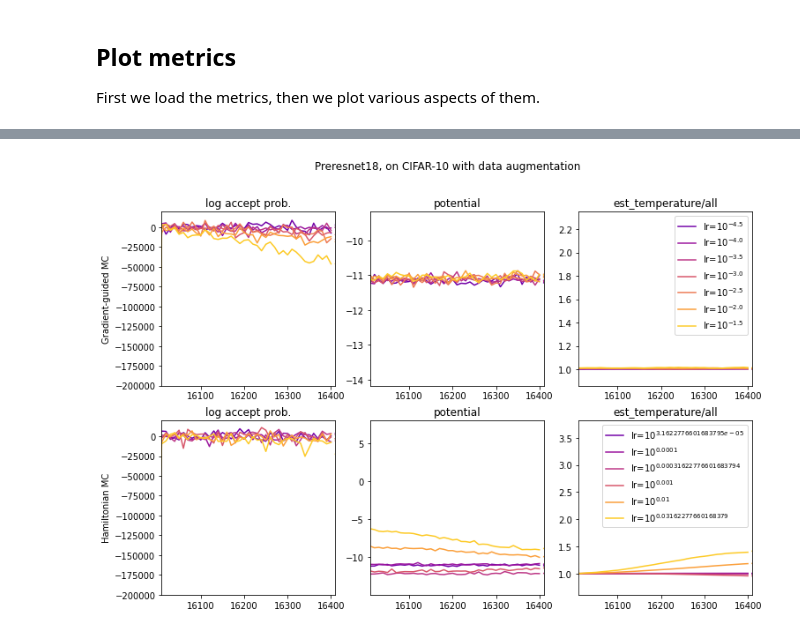
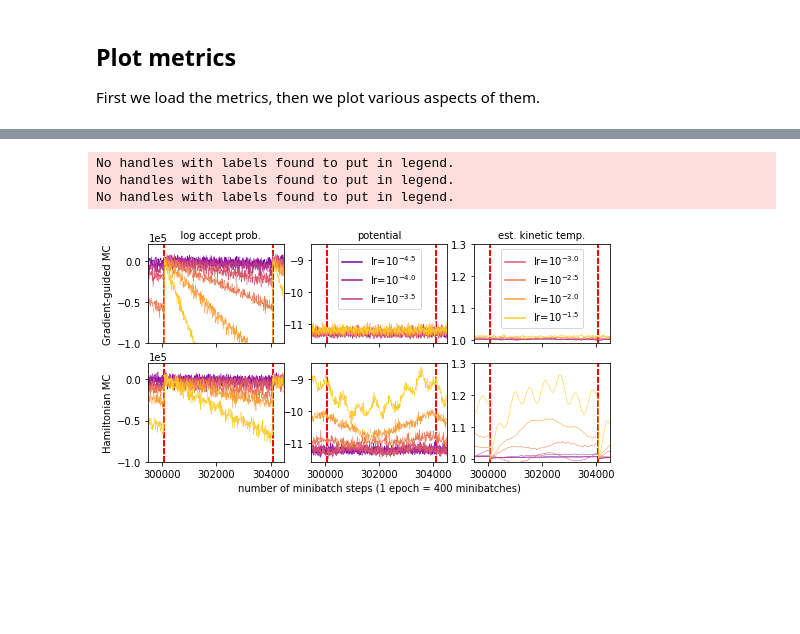
Before and after one commit to ratschlab/bnn_priors, a Jupyter notebook: experiments/3.3.5_lr_CIFAR10_comparison.ipynb, the cells around one changed output, grey strips where cells are left out. Drawn from its saved outputs; the diff is of its cells as text; code cells hidden in the pictures; blank space fills up the shorter version.

Commit message:
networks analyzing mcmc characteristics

```diff
--- a/experiments/3.3.5_lr_CIFAR10_comparison.ipynb
+++ b/experiments/3.3.5_lr_CIFAR10_comparison.ipynb
@@ -195,19 +215,25 @@ axes[2, 0].set_ylim((0.5, 1.0))
 # %%
-fig, all_axes = plt.subplots(2, 3, figsize=(12, 8), facecolor='white')
+fig, all_axes = plt.subplots(2, 3, figsize=(8.27, 4), facecolor='white')
 
+import matplotlib
+labelsize= matplotlib.rcParams['axes.labelsize']
 
 def log_accept_prob(x):
     return -x/temperature
 
+def metrics_exist(the_dir):
+    return os.path.exists(os.path.join(the_dir, "metrics.h5"))
+
 inference = "VerletSGLDReject"
 temperature = 1.0
-fig.suptitle(f"Preresnet18, on CIFAR-10 with data augmentation")
+#fig.suptitle(f"Preresnet18, on CIFAR-10 with data augmentation")
 
 
 completed_df = full_df[(full_df["weight_prior"] == "gaussian")
                        & (full_df["temperature"] == temperature)
                        & (full_df["inference"] == inference)
-                       & (full_df["lr"] != 0.1)]
+                       & (full_df["lr"] != 0.1)
+                       & (full_df["the_dir"].apply(metrics_exist))]
 
 min_log_lr = math.log(full_df["lr"].min(), 10) - 1
 max_log_lr = math.log(full_df["lr"].max(), 10)
@@ -225,7 +251,8 @@ for i_order, idx in enumerate(completed_df.sort_values("lr").index):
 
     color_kwargs = dict(color=lr_cmap(log_lr), alpha=1)
     #color_kwargs = dict(color="C1", alpha=1)
-    plot_kwargs = dict(label=f"lr=$10^{{{log_lr}}}$", **color_kwargs)
+    plot_kwargs = dict(**color_kwargs, label=None, linewidth=0.5)
+    label=f"lr=$10^{{{log_lr}}}$"
 
     with h5py.File(Path(completed_df.loc[idx, "the_dir"], "metrics.h5"), "r", swmr=True) as metrics:
         is_sample_mask = (metrics['acceptance/is_sample'][:] == 1)
@@ -233,16 +260,25 @@ for i_order, idx in enumerate(completed_df.sort_values("lr").index):
         ax = axes[0]
         plot.metric(ax, metrics, "delta_energy", transform=log_accept_prob,
                     plot_kwargs=plot_kwargs, mask=slice(None), legend=False)
-        ax.set_title("log accept prob.")
+        ax.set_title("   log accept prob.", fontsize=labelsize)
         plot.vlines(ax, metrics, is_sample_mask)
 
         ax = axes[1]
         plot.metric(ax, metrics, "potential", mask=slice(None), plot_kwargs=plot_kwargs, legend=False)
-        ax.set_title("potential")
+        ax.set_title("potential", fontsize=labelsize)
+        plot.vlines(ax, metrics, is_sample_mask)
+        if i_order < 3:
+            ax.plot([], [], **color_kwargs, label=label)
+        ax.legend(loc='upper center')
 
         ax = axes[2]
-        plot.metric(ax, metrics, "est_temperature/all", mask=slice(None), plot_kwargs=plot_kwargs)
-        ax.set_title("est_temperature/all")
+        plot.metric(ax, metrics, "est_temperature/all", mask=slice(None), plot_kwargs=plot_kwargs, legend=False)
+        ax.set_title("est. kinetic temp.", fontsize=labelsize)
+        plot.vlines(ax, metrics, is_sample_mask)
+        if i_order >= 3:
+            ax.plot([], [], **color_kwargs, label=label)
+        ax.legend(loc='upper center')
+
 axes[0].set_ylabel("Gradient-guided MC")
 
 
@@ -250,41 +286,56 @@ inference = "HMCReject"
 temperature = 1.0
 cmap = plt.get_cmap('plasma')
 
 completed_df = full_df[(full_df["weight_prior"] == "gaussian")
                        & (full_df["temperature"] == temperature)
                        & (full_df["inference"] == inference)
-                       & (full_df["lr"] != 0.1)]
+                       & (full_df["lr"] != 0.1)
+                       & (full_df["the_dir"].apply(metrics_exist))]
 
 axes = all_axes[1]
 for i_order, idx in enumerate(completed_df.sort_values("lr").index):
     log_lr = round(math.log(completed_df.loc[idx, 'lr'], 10)*10) / 10
 
     color_kwargs = dict(color=lr_cmap(log_lr), alpha=1)
     #color_kwargs = dict(color="C1", alpha=1)
-    plot_kwargs = dict(label=f"lr=$10^{{{completed_df.loc[idx, 'lr']}}}$", **color_kwargs)
+    plot_kwargs = dict(label=f"$\\log_{{10}}$ lr$={{{log_lr}}}$", **color_kwargs, linewidth=0.5)
 
     with h5py.File(Path(completed_df.loc[idx, "the_dir"], "metrics.h5"), "r", swmr=True) as metrics:
         is_sample_mask = (metrics['acceptance/is_sample'][:] == 1)
         #is_sample_mask = slice(None)
         ax = axes[0]
         plot.metric(ax, metrics, "delta_energy", transform=log_accept_prob,
                     plot_kwargs=plot_kwargs, mask=slice(None), legend=False)
-        ax.set_title("log accept prob.")
+        #ax.set_title("log accept prob.")
         plot.vlines(ax, metrics, is_sample_mask)
 
         ax = axes[1]
         plot.metric(ax, metrics, "potential", mask=slice(None), plot_kwargs=plot_kwargs, legend=False)
-        ax.set_title("potential")
+        #ax.set_title("potential")
+        plot.vlines(ax, metrics, is_sample_mask)
 
         ax = axes[2]
-        plot.metric(ax, metrics, "est_temperature/all", mask=slice(None), plot_kwargs=plot_kwargs)
-        ax.set_title("est_temperature/all")
+        plot.metric(ax, metrics, "est_temperature/all", mask=slice(None), plot_kwargs=plot_kwargs, legend=False)
+        #ax.set_title("est_temperature/all")
+        plot.vlines(ax, metrics, is_sample_mask)
 axes[0].set_ylabel("Hamiltonian MC")
 
+for ax in all_axes[0]:
+    ax.set(xticklabels=[])
+
 for axes in all_axes:
-    axes[0].set_ylim((-200000, 20000))
-    axes[0].set_xlim((16010, 16410))
-    axes[1].set_xlim((16010, 16410))
-    axes[2].set_xlim((16010, 16410))
+    axes[0].set_ylim((-100000, 20000))
+    axes[0].ticklabel_format(axis='y', style='sci', scilimits=(0, 0))
+    axes[0].set_xlim((299500, 304500))
+    axes[1].set_ylim((-11.6, -8.5))
+    axes[1].set_xlim((299500, 304500))
+    axes[2].set_ylim((0.99, 1.3))
+    axes[2].set_xlim((299500, 304500))
+
+all_axes[1, 1].set_xlabel("number of minibatch steps (1 epoch = 400 minibatches)")
+fig.savefig("../figures/mcmc/accept_prob_preresnet18_cifar10.pdf", bbox_inches='tight')
 # %% [output]
+No handles with labels found to put in legend.
+No handles with labels found to put in legend.
+No handles with labels found to put in legend.
-[figure, old version]
+[figure, new version]
```
Also changed, not shown: parts of 3 cells of this notebook, 1 other file.
